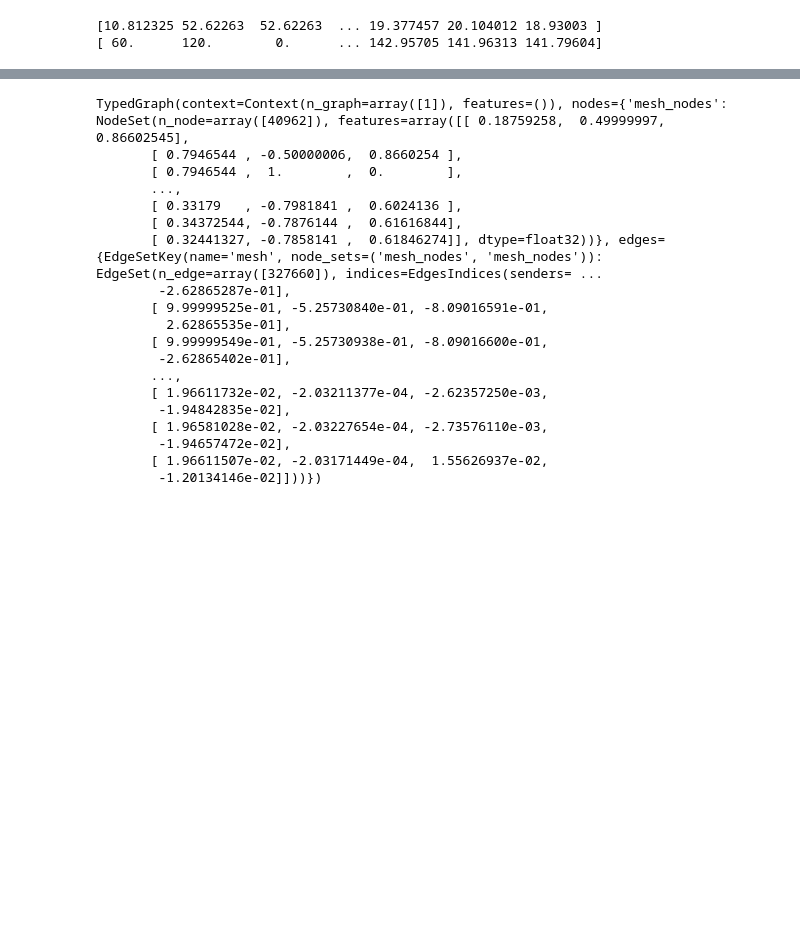
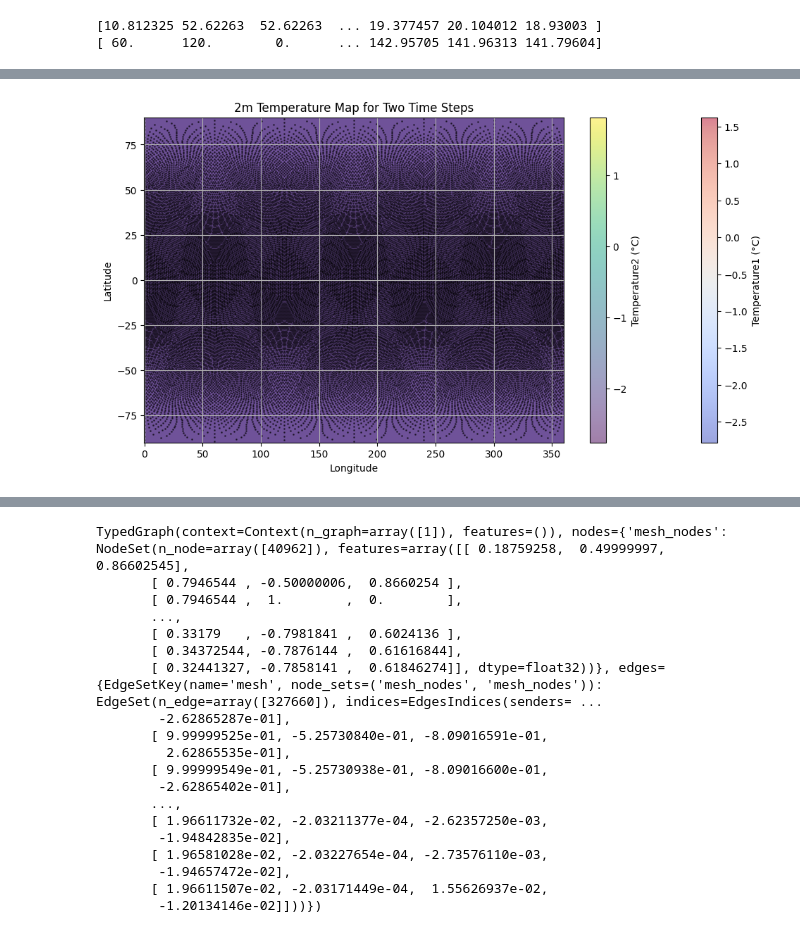
Before and after one commit to PiuQiuPiaQia/gnn-vis, a Jupyter notebook: GraphCast/graphcast-main/plt-graph.ipynb, the cells around one changed output, grey strips where cells are left out. Drawn from its saved outputs; the diff is of its cells as text; code cells hidden in the pictures; blank space fills up the shorter version.

```diff
--- a/GraphCast/graphcast-main/plt-graph.ipynb
+++ b/GraphCast/graphcast-main/plt-graph.ipynb
@@ -36,3 +138,46 @@ print((_mesh_nodes_lon))
+# %%
+import matplotlib.pyplot as plt
+import numpy as np
+
+# 假设数据形状为 (time, lat, lon)，比如 (2, 721, 1440)
+# 获取经纬度和温度数据
+latitudes = inputs['lat'].values  # 纬度 (721,)
+longitudes = inputs['lon'].values  # 经度 (1440,)
+# print(inputs['2m_temperature'])
+temperature_data_time1 = inputs['2m_temperature'].values[0, 0]  # 第一个时间步的温度数据 (721, 1440)
+temperature_data_time2 = inputs['2m_temperature'].values[0, 1]  # 第二个时间步的温度数据 (721, 1440)
+
+# 使用 np.meshgrid 生成经纬度网格
+lon_grid, lat_grid = np.meshgrid(longitudes, latitudes)
+
+# 创建图形
+plt.figure(figsize=(12, 6))
+
+# 绘制第一个时间步的温度图
+mesh1 = plt.pcolormesh(lon_grid, lat_grid, temperature_data_time1, cmap='coolwarm', shading='auto', alpha=0.5)
+
+# 绘制第二个时间步的温度图（与第一个温度图重叠）
+mesh2 = plt.pcolormesh(lon_grid, lat_grid, temperature_data_time2, cmap='viridis', shading='auto', alpha=0.5)
+
+# 在图上添加散点图
+plt.scatter(_mesh_nodes_lon, _mesh_nodes_lat, s=1, c='black', label='Mesh Nodes', alpha=0.5)
+
+# 添加色条
+plt.colorbar(mesh1, label='Temperature1 (°C)')
+plt.colorbar(mesh2, label='Temperature2 (°C)')
+
+# 添加标题和坐标轴标签
+plt.title('2m Temperature Map for Two Time Steps')
+plt.xlabel('Longitude')
+plt.ylabel('Latitude')
+
+# 添加经纬度网格线
+plt.grid(True)
+
+# 显示图像
+plt.show()
+# %% [output]
+[figure, added]
 # %%
 with open('../graphcast-data/grid_node_features.pkl', 'rb') as f:
     grid_node_features = pickle.load(f)
```
Also changed, not shown: parts of 6 cells of this notebook.
